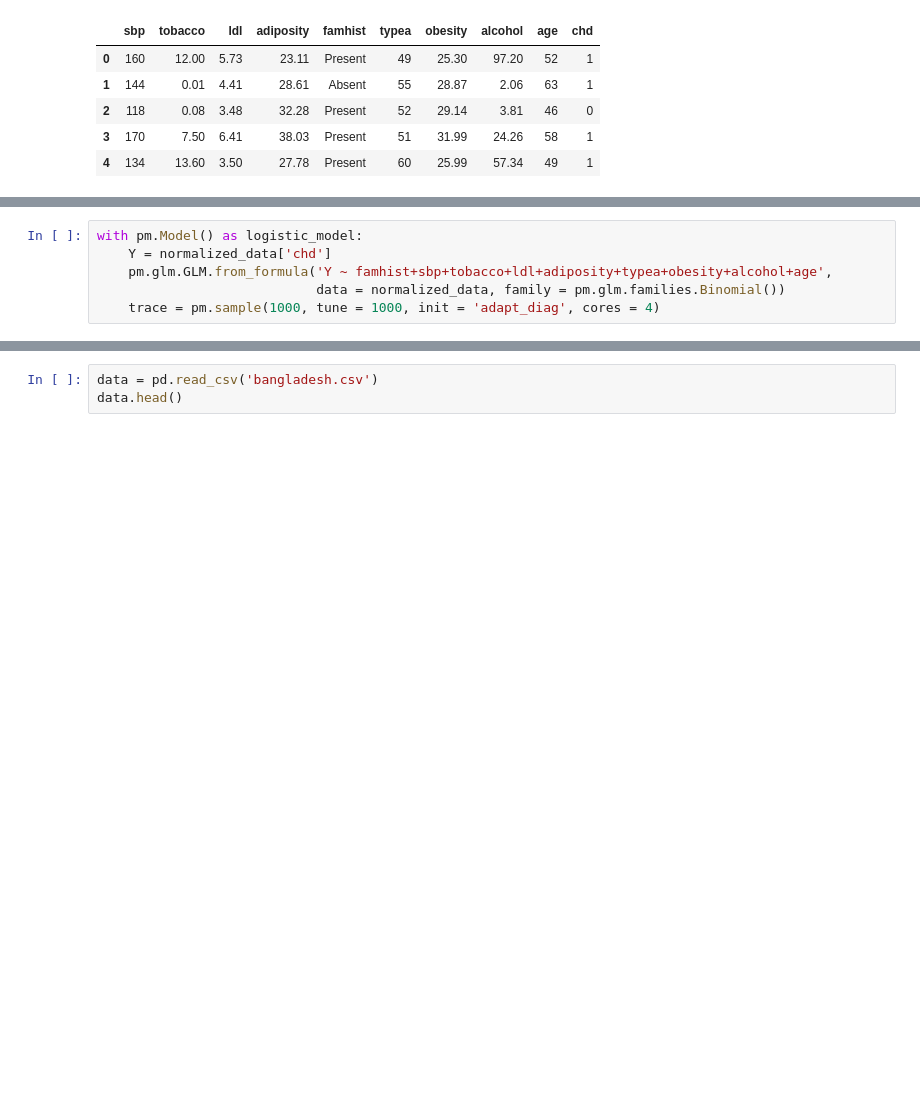
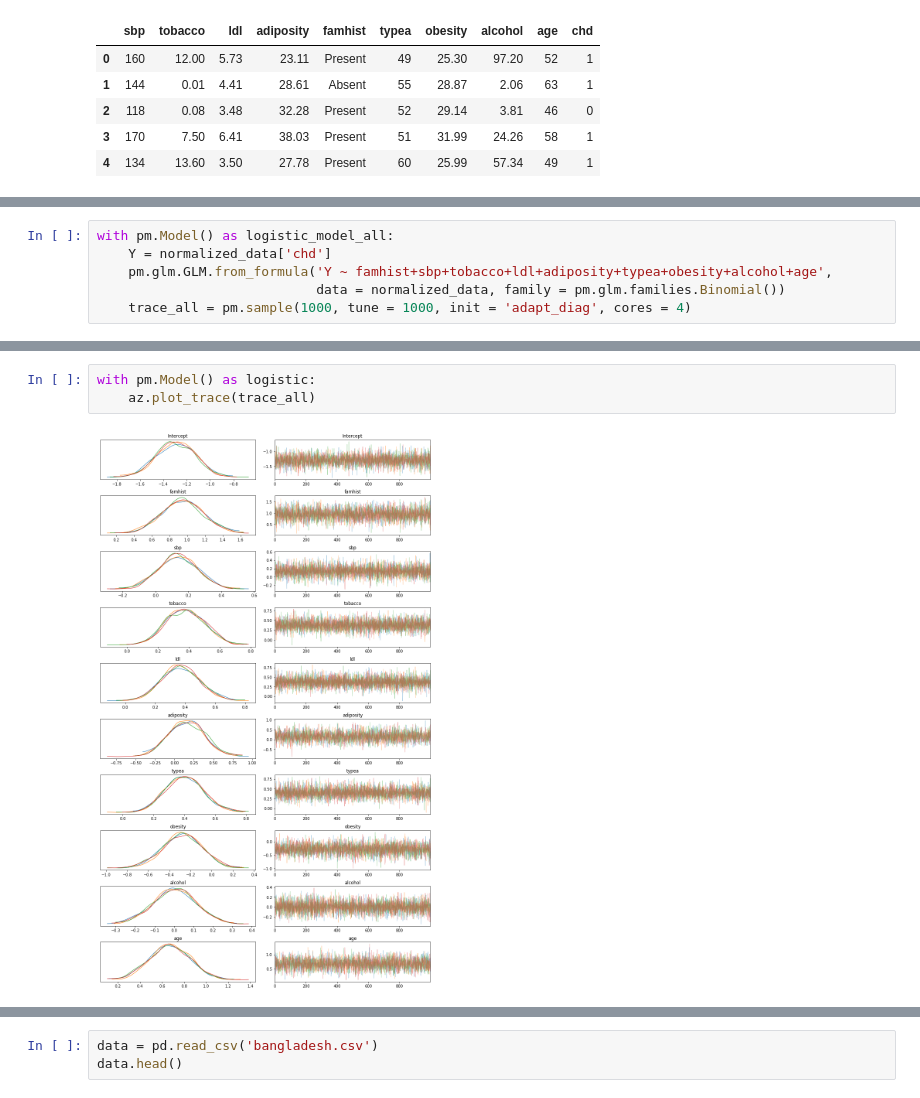
Before and after one commit to congxinxu0116/UVA, a Jupyter notebook: DS 6014/Homework 3 Sampling.ipynb, the cells around one changed output, grey strips where cells are left out. Saved outputs shown, nothing was run; the diff lists cells and outputs as text; blank space fills up the shorter version.

```diff
--- a/DS 6014/Homework 3 Sampling.ipynb
+++ b/DS 6014/Homework 3 Sampling.ipynb
@@ -237,11 +218,11 @@ pm.model_to_graphviz(manual_logistic_model)
 # %% [output]
 [drawing not drawn]
 # %%
-with pm.Model() as logistic_model:
+with pm.Model() as logistic_model_all:
     Y = normalized_data['chd']
     pm.glm.GLM.from_formula('Y ~ famhist+sbp+tobacco+ldl+adiposity+typea+obesity+alcohol+age',
                             data = normalized_data, family = pm.glm.families.Binomial())
-    trace = pm.sample(1000, tune = 1000, init = 'adapt_diag', cores = 4)
+    trace_all = pm.sample(1000, tune = 1000, init = 'adapt_diag', cores = 4)
 # %% [output]
 Auto-assigning NUTS sampler...
 Initializing NUTS using adapt_diag...
@@ -251,0 +247,5 @@ ValueError: Not enough samples to build a trace.
+# %%
+with pm.Model() as logistic:
+    az.plot_trace(trace_all)
+# %% [output]
+[figure, added]
```
Also changed, not shown: parts of 34 cells of this notebook.
